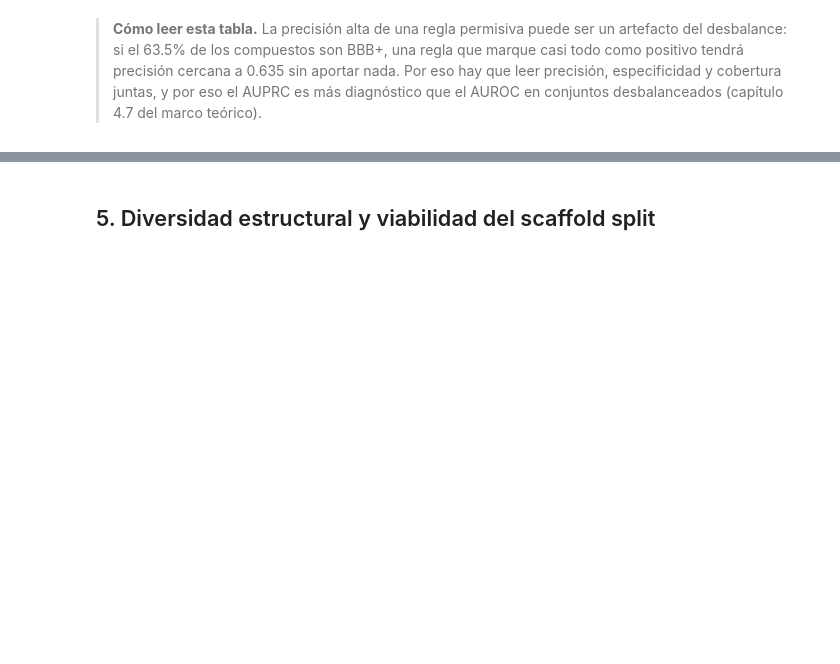
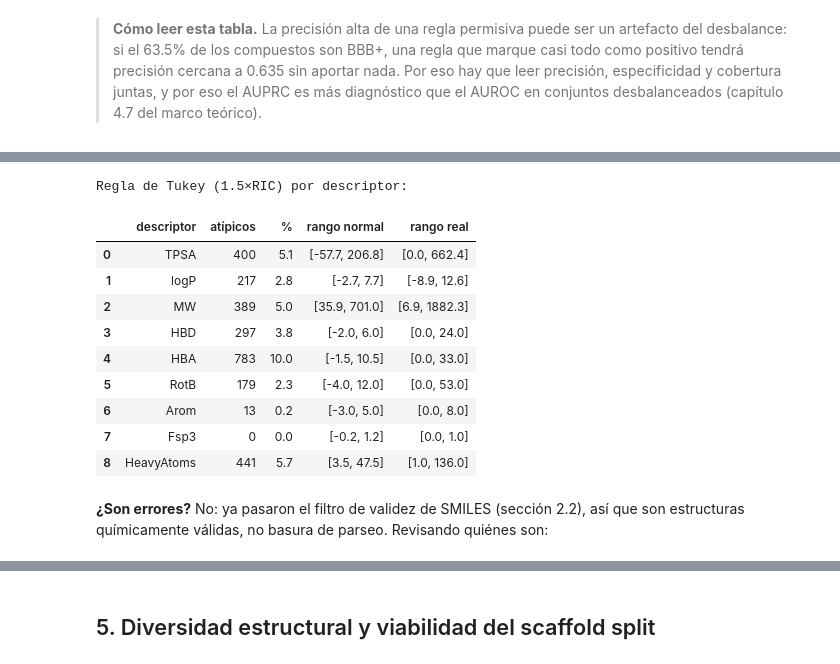
Before and after one commit to AntonioVazquezMartinez/Bioactive-AI, a Jupyter notebook: notebooks/01_EDA.ipynb, the cells around one changed output, grey strips where cells are left out. Cells and saved outputs as stored; diff of their text form; code cells hidden in the pictures; blank space fills up the shorter version.

```diff
--- a/notebooks/01_EDA.ipynb
+++ b/notebooks/01_EDA.ipynb
@@ -438,0 +539,25 @@ pd.concat([tabla_reglas(b3db[b3db["group"]=="A"], "grupo A"),
+# %%
+print("Regla de Tukey (1.5×RIC) por descriptor:\n")
+filas = []
+for col in ["TPSA","logP","MW","HBD","HBA","RotB","Arom","Fsp3","HeavyAtoms"]:
+    q1, q3 = b3db[col].quantile([.25, .75])
+    ric = q3 - q1
+    lo, hi = q1 - 1.5*ric, q3 + 1.5*ric
+    n = ((b3db[col] < lo) | (b3db[col] > hi)).sum()
+    filas.append({"descriptor": col, "atípicos": n, "%": round(n/len(b3db)*100, 1),
+                  "rango normal": f"[{lo:.1f}, {hi:.1f}]", "rango real": f"[{b3db[col].min():.1f}, {b3db[col].max():.1f}]"})
+pd.DataFrame(filas)
+# %% [output]
+Regla de Tukey (1.5×RIC) por descriptor:
+|  | descriptor | atípicos | % | rango normal | rango real |
+| 0 | TPSA | 400 | 5.1 | [-57.7, 206.8] | [0.0, 662.4] |
+| 1 | logP | 217 | 2.8 | [-2.7, 7.7] | [-8.9, 12.6] |
+| 2 | MW | 389 | 5.0 | [35.9, 701.0] | [6.9, 1882.3] |
+| 3 | HBD | 297 | 3.8 | [-2.0, 6.0] | [0.0, 24.0] |
+| 4 | HBA | 783 | 10.0 | [-1.5, 10.5] | [0.0, 33.0] |
+| 5 | RotB | 179 | 2.3 | [-4.0, 12.0] | [0.0, 53.0] |
+| 6 | Arom | 13 | 0.2 | [-3.0, 5.0] | [0.0, 8.0] |
+| 7 | Fsp3 | 0 | 0.0 | [-0.2, 1.2] | [0.0, 1.0] |
+| 8 | HeavyAtoms | 441 | 5.7 | [3.5, 47.5] | [1.0, 136.0] |
+# %% [markdown]
+**¿Son errores?** No: ya pasaron el filtro de validez de SMILES (sección 2.2), así que son estructuras químicamente válidas, no basura de parseo. Revisando quiénes son:
```
Also changed, not shown: parts of 21 cells of this notebook, 8 other files.
